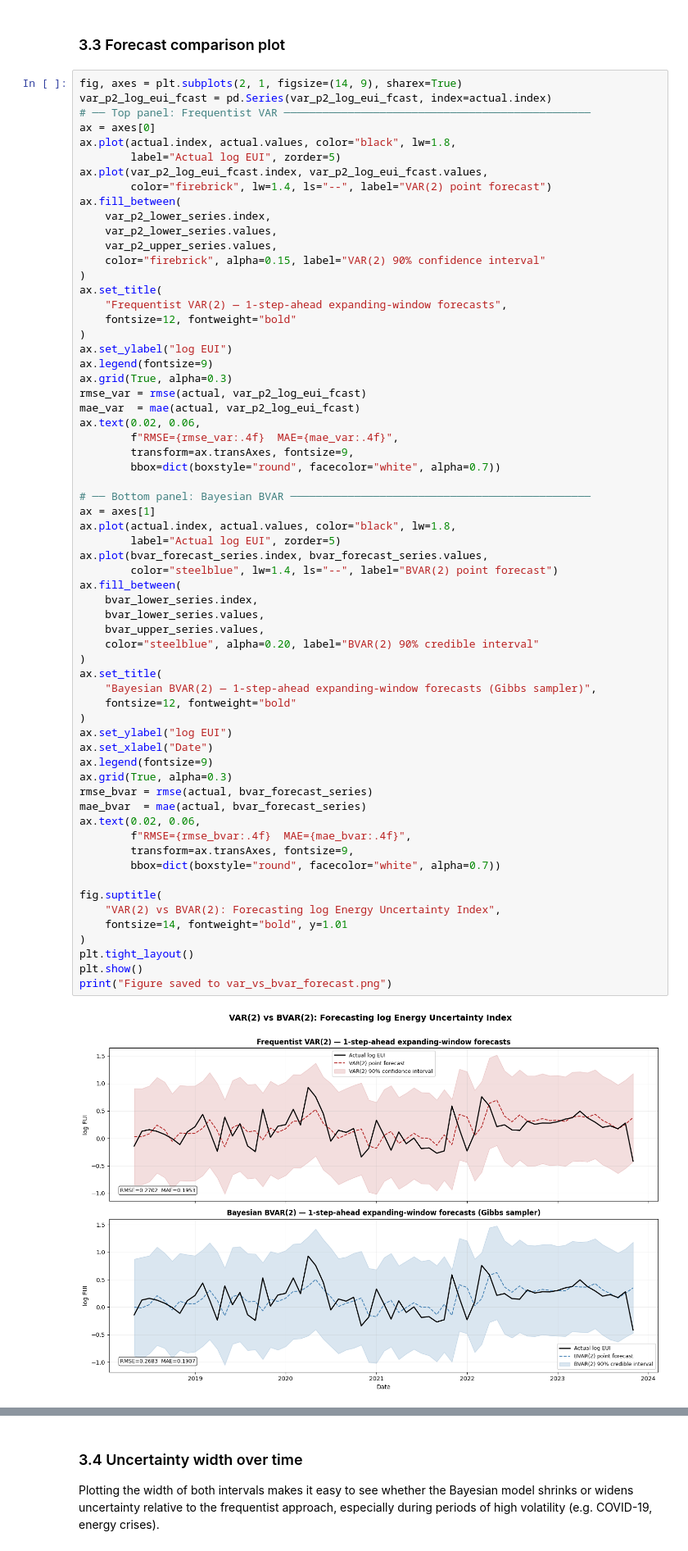
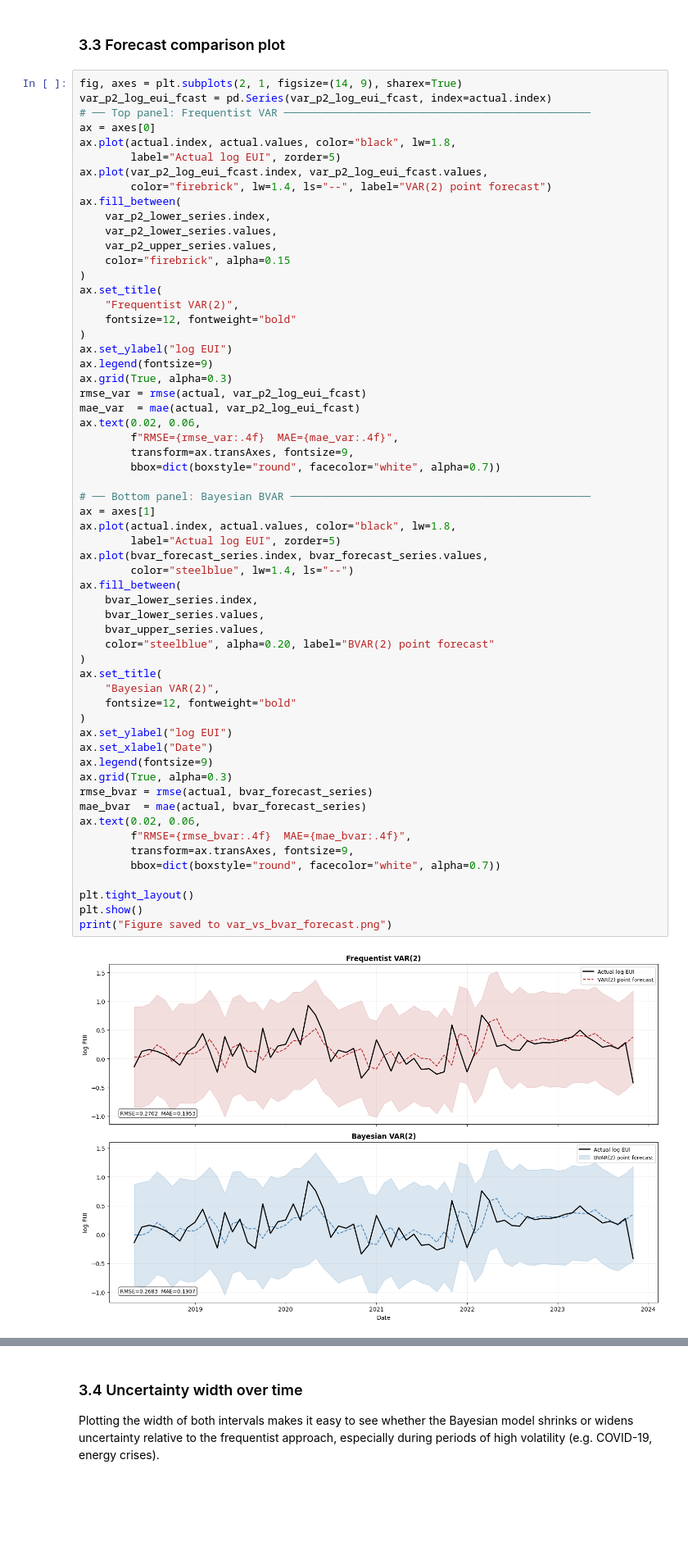
Before and after one commit to alessandro-macchi/bayesian_analysis, a Jupyter notebook: bayesian/var-bvar.ipynb, the cells around one changed output, grey strips where cells are left out. Shown at 82% size. Cells and saved outputs as stored; diff of their text form; blank space fills up the shorter version.

Commit message:
Update `var-bvar.ipynb`: Adjust metadata timestamps, simplify plot titles, refine labels, and clean up formatting.

```diff
--- a/bayesian/var-bvar.ipynb
+++ b/bayesian/var-bvar.ipynb
@@ -659,10 +659,10 @@ ax.fill_between(
     var_p2_lower_series.index,
     var_p2_lower_series.values,
     var_p2_upper_series.values,
-    color="firebrick", alpha=0.15, label="VAR(2) 90% confidence interval"
+    color="firebrick", alpha=0.15
 )
 ax.set_title(
-    "Frequentist VAR(2) — 1-step-ahead expanding-window forecasts",
+    "Frequentist VAR(2)",
     fontsize=12, fontweight="bold"
 )
 ax.set_ylabel("log EUI")
@@ -676,41 +676,37 @@ ax.text(0.02, 0.06,
         bbox=dict(boxstyle="round", facecolor="white", alpha=0.7))
 
 # ── Bottom panel: Bayesian BVAR ───────────────────────────────────────────────
 ax = axes[1]
 ax.plot(actual.index, actual.values, color="black", lw=1.8,
         label="Actual log EUI", zorder=5)
 ax.plot(bvar_forecast_series.index, bvar_forecast_series.values,
-        color="steelblue", lw=1.4, ls="--", label="BVAR(2) point forecast")
+        color="steelblue", lw=1.4, ls="--")
 ax.fill_between(
     bvar_lower_series.index,
     bvar_lower_series.values,
     bvar_upper_series.values,
-    color="steelblue", alpha=0.20, label="BVAR(2) 90% credible interval"
+    color="steelblue", alpha=0.20, label="BVAR(2) point forecast"
 )
 ax.set_title(
-    "Bayesian BVAR(2) — 1-step-ahead expanding-window forecasts (Gibbs sampler)",
+    "Bayesian VAR(2)",
     fontsize=12, fontweight="bold"
 )
 ax.set_ylabel("log EUI")
 ax.set_xlabel("Date")
 ax.legend(fontsize=9)
 ax.grid(True, alpha=0.3)
 rmse_bvar = rmse(actual, bvar_forecast_series)
 mae_bvar  = mae(actual, bvar_forecast_series)
 ax.text(0.02, 0.06,
         f"RMSE={rmse_bvar:.4f}  MAE={mae_bvar:.4f}",
         transform=ax.transAxes, fontsize=9,
         bbox=dict(boxstyle="round", facecolor="white", alpha=0.7))
 
-fig.suptitle(
-    "VAR(2) vs BVAR(2): Forecasting log Energy Uncertainty Index",
-    fontsize=14, fontweight="bold", y=1.01
-)
 plt.tight_layout()
 plt.show()
 print("Figure saved to var_vs_bvar_forecast.png")
 # %% [output]
-[figure, old version]
+[figure, new version]
 Figure saved to var_vs_bvar_forecast.png
 # %% [markdown]
 ### 3.4 Uncertainty width over time
```
Also changed, not shown: parts of 2 cells of this notebook.
